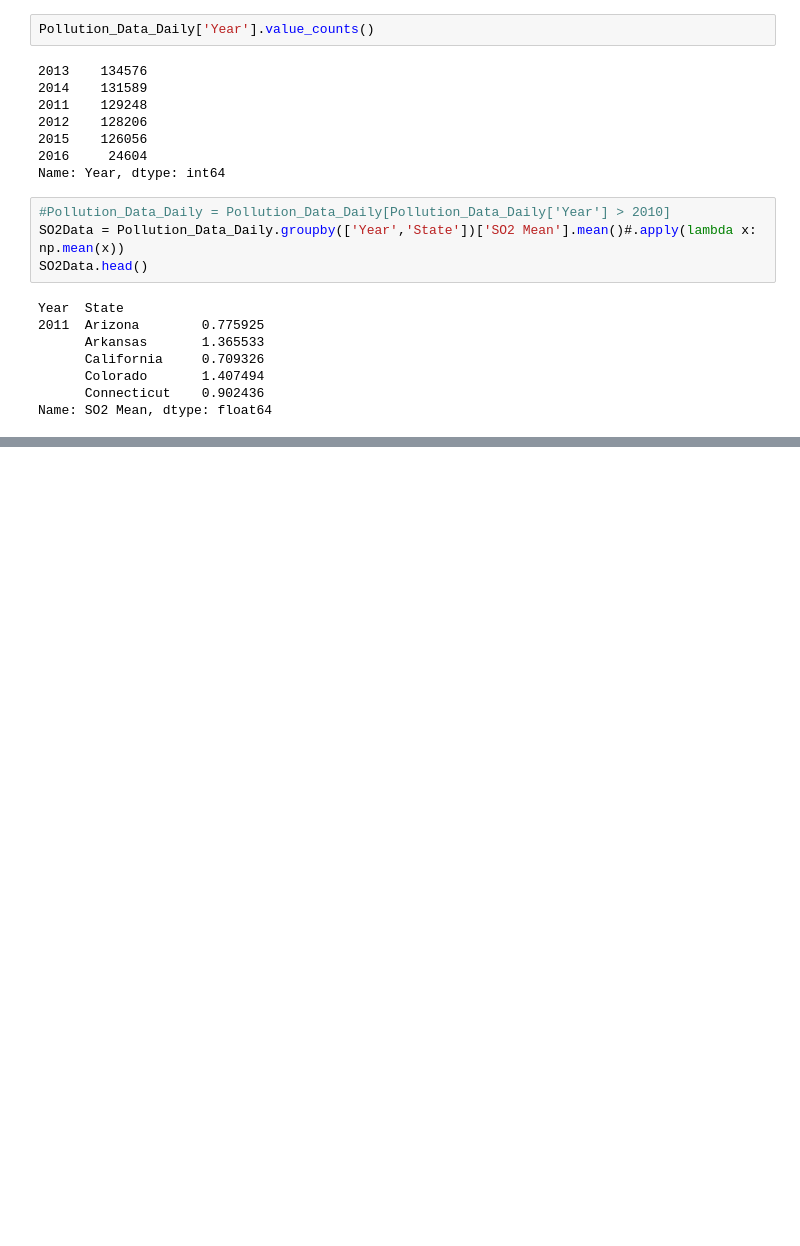
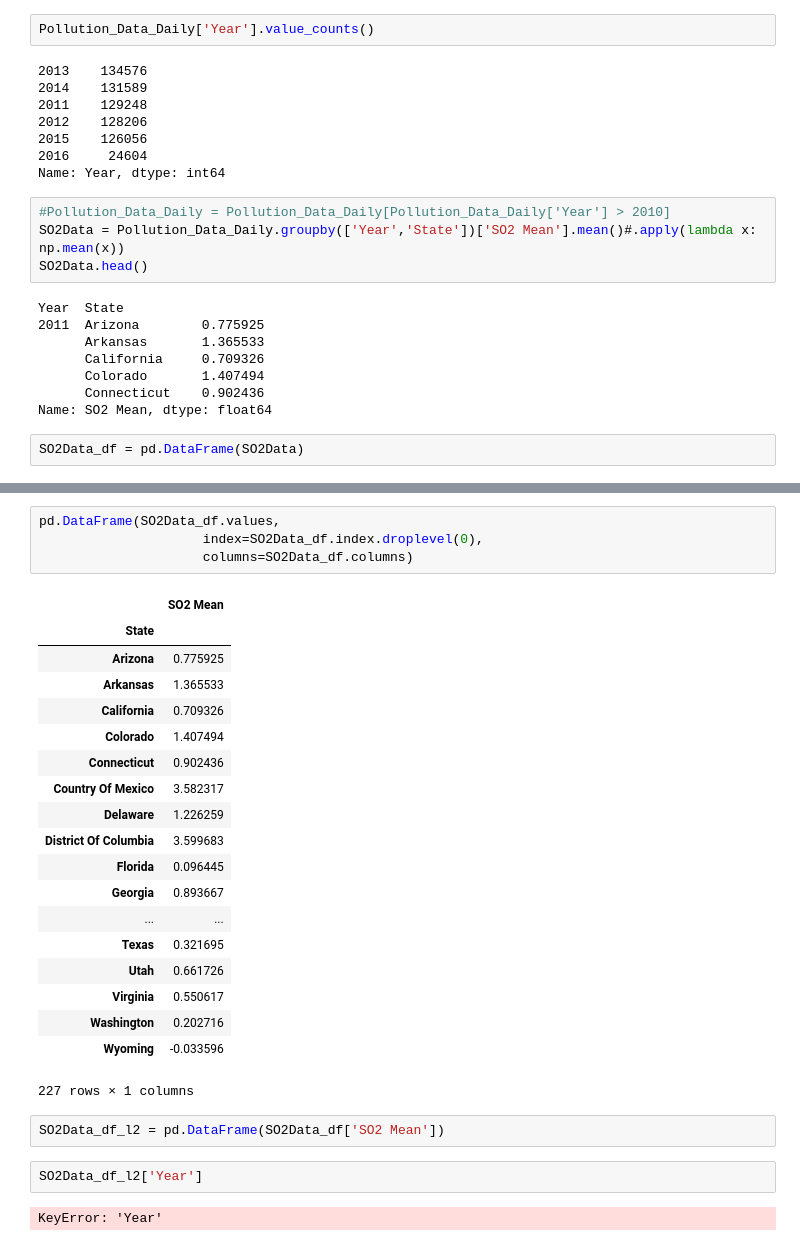
Before and after one commit to risarora/US_Lung_Cancer_Analysis, a Jupyter notebook: Script to Read all data and join it .ipynb, the cells around one changed output, grey strips where cells are left out. Cells and saved outputs as stored; diff of their text form; blank space fills up the shorter version.

Commit message:
Pollution Data Processing

```diff
--- a/Script to Read all data and join it .ipynb
+++ b/Script to Read all data and join it .ipynb
@@ -594,3 +594,5 @@ Year  State
       Colorado       1.407494
       Connecticut    0.902436
 Name: SO2 Mean, dtype: float64
+# %%
+SO2Data_df = pd.DataFrame(SO2Data)
@@ -596,0 +619,30 @@ Name: SO2 Mean, dtype: float64
+# %%
+pd.DataFrame(SO2Data_df.values,
+                     index=SO2Data_df.index.droplevel(0),
+                     columns=SO2Data_df.columns)
+# %% [output]
+|  | SO2 Mean |
+| State |  |
+| Arizona | 0.775925 |
+| Arkansas | 1.365533 |
+| California | 0.709326 |
+| Colorado | 1.407494 |
+| Connecticut | 0.902436 |
+| Country Of Mexico | 3.582317 |
+| Delaware | 1.226259 |
+| District Of Columbia | 3.599683 |
+| Florida | 0.096445 |
+| Georgia | 0.893667 |
+| ... | ... |
+| Texas | 0.321695 |
+| Utah | 0.661726 |
+| Virginia | 0.550617 |
+| Washington | 0.202716 |
+| Wyoming | -0.033596 |
+227 rows × 1 columns
+# %%
+SO2Data_df_l2 = pd.DataFrame(SO2Data_df['SO2 Mean'])
+# %%
+SO2Data_df_l2['Year']
+# %% [output]
+KeyError: 'Year'
```
Also changed, not shown: parts of 2 cells of this notebook, 1 other file.
